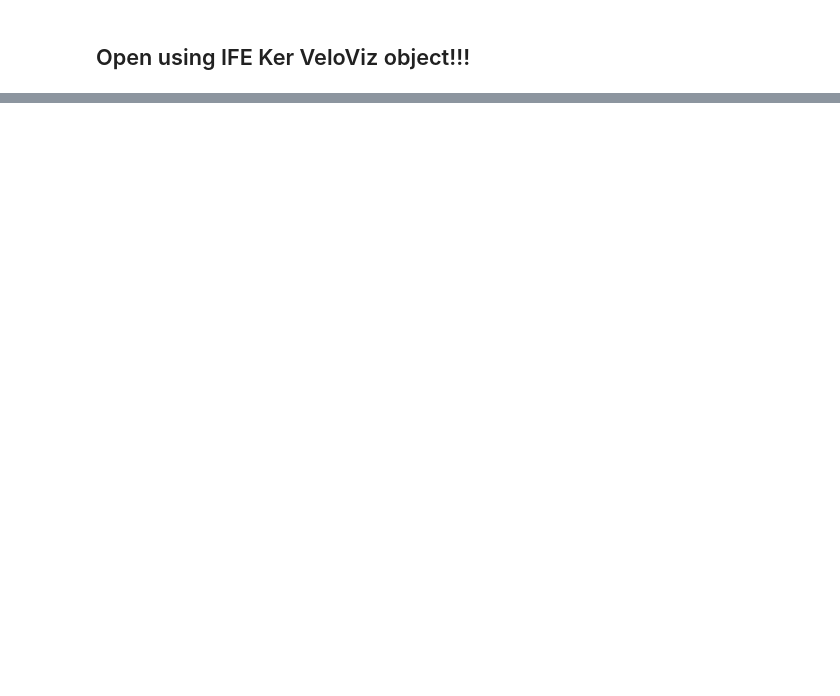
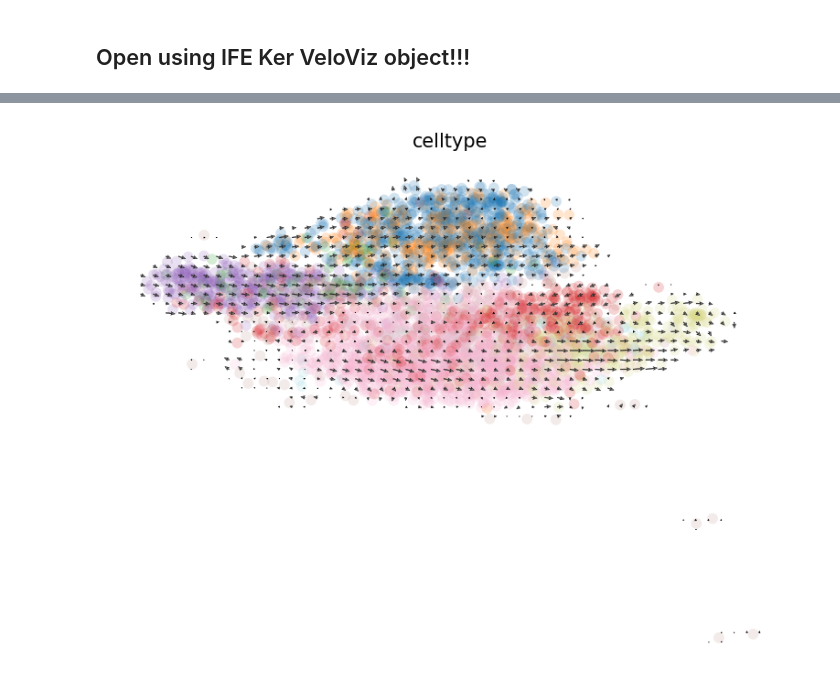
Before and after one commit to marissanesteban/rnavelo-CITEseq, a Jupyter notebook: velocity scripts/VeloViz.ipynb, the cells around one changed output, grey strips where cells are left out. Cells and saved outputs as stored; diff of their text form; code cells hidden in the pictures; blank space fills up the shorter version.

```diff
--- a/velocity scripts/VeloViz.ipynb
+++ b/velocity scripts/VeloViz.ipynb
@@ -439,0 +440,11 @@ scv.pl.velocity_embedding_grid(
+# %%
+ife_veloviz_adata.obsm["X_umap"] = ife_veloviz_adata.obsm["X_veloviz"].copy()
+scv.pl.velocity_embedding_grid(
+    ife_veloviz_adata,
+    basis='X_umap',
+    color='celltype',
+    palette="tab20",
+    dpi=150
+)
+# %% [output]
+[figure, added]
```
Also changed, not shown: parts of 12 cells of this notebook, 4 other files.
